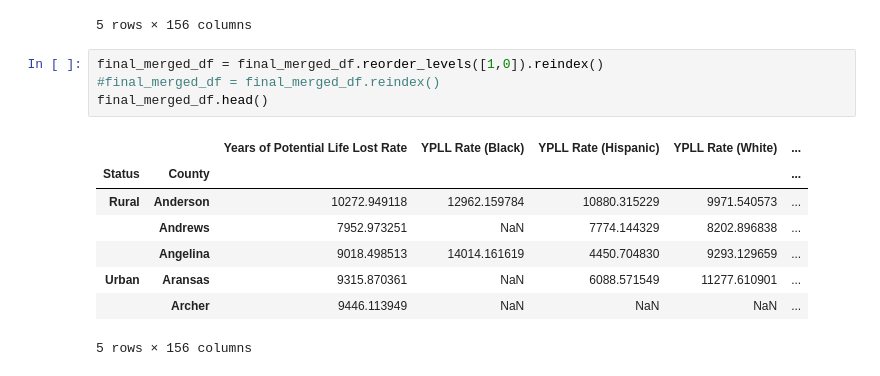
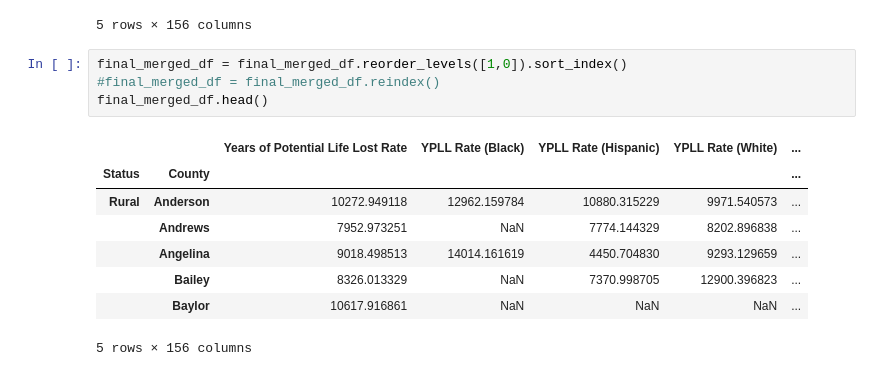
Before and after one commit to kipmadden/Urban-vs.-Rural-Health-Outcomes, a Jupyter notebook: Kip1.ipynb, the cells around one changed output. Saved outputs shown, nothing was run; the diff lists cells and outputs as text.

```diff
--- a/Kip1.ipynb
+++ b/Kip1.ipynb
@@ -250,15 +250,15 @@ final_merged_df.head()
 | Archer | Urban | 9446.113949 | NaN | NaN | NaN | ... |
 5 rows × 156 columns
 # %%
-final_merged_df = final_merged_df.reorder_levels([1,0]).reindex()
+final_merged_df = final_merged_df.reorder_levels([1,0]).sort_index()
 #final_merged_df = final_merged_df.reindex()
 final_merged_df.head()
 # %% [output]
 |  |  | Years of Potential Life Lost Rate | YPLL Rate (Black) | YPLL Rate (Hispanic) | YPLL Rate (White) | ... |
 | Status | County |  |  |  |  | ... |
 | Rural | Anderson | 10272.949118 | 12962.159784 | 10880.315229 | 9971.540573 | ... |
 |  | Andrews | 7952.973251 | NaN | 7774.144329 | 8202.896838 | ... |
 |  | Angelina | 9018.498513 | 14014.161619 | 4450.704830 | 9293.129659 | ... |
-| Urban | Aransas | 9315.870361 | NaN | 6088.571549 | 11277.610901 | ... |
-|  | Archer | 9446.113949 | NaN | NaN | NaN | ... |
+|  | Bailey | 8326.013329 | NaN | 7370.998705 | 12900.396823 | ... |
+|  | Baylor | 10617.916861 | NaN | NaN | NaN | ... |
 5 rows × 156 columns
```
Also changed, not shown: parts of 4 cells of this notebook.
